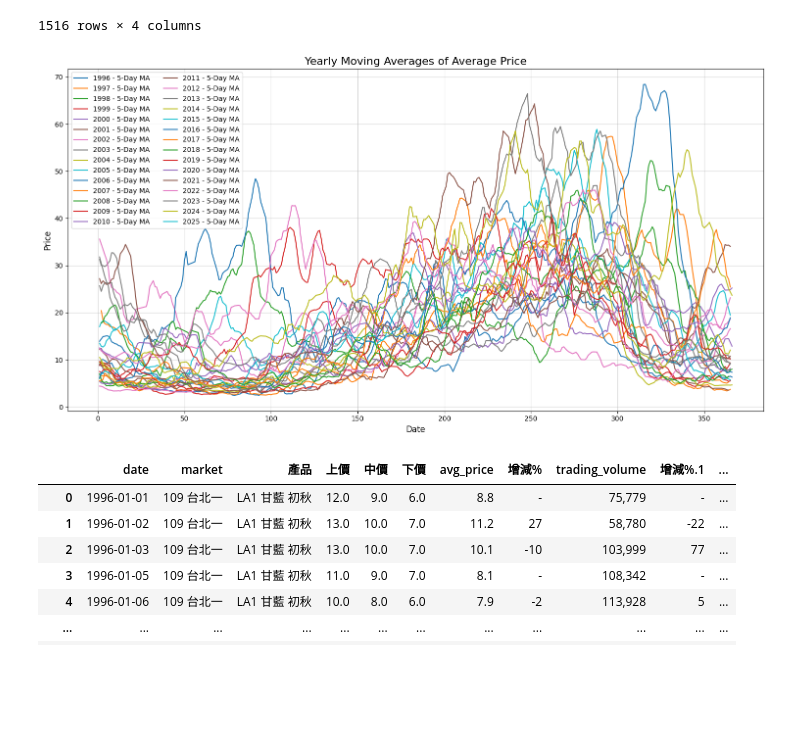
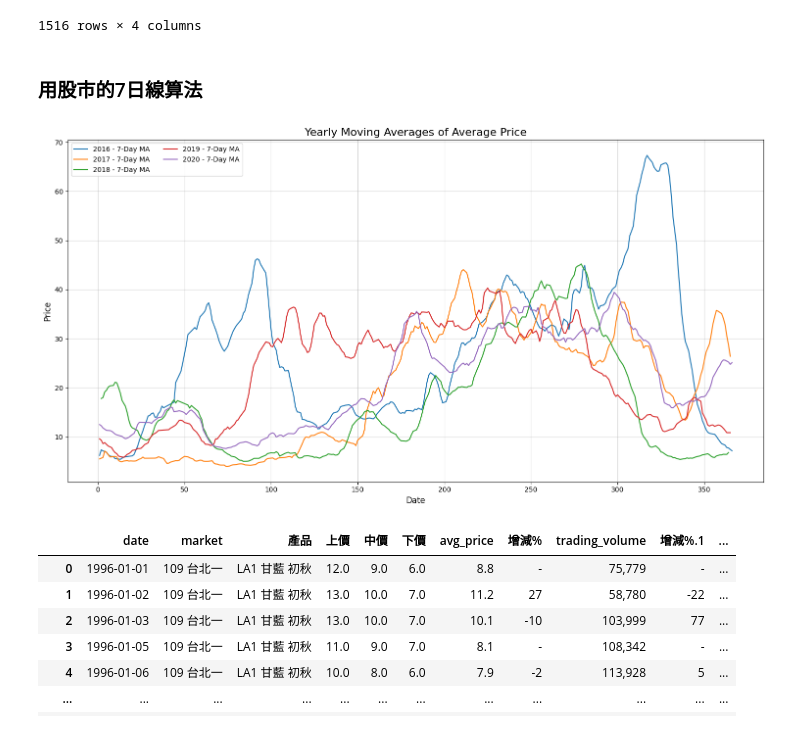
Before and after one commit to kuanyi0226/2024_fall_DS-Final-Project, a Jupyter notebook: visualization.ipynb, the cells around one changed output. Saved outputs shown, nothing was run; the diff lists cells and outputs as text; code cells hidden in the pictures; blank space fills up the shorter version.

```diff
--- a/visualization.ipynb
+++ b/visualization.ipynb
@@ -165,10 +169,11 @@ df_weekly_avg
 | 1514 | 2025-01-06 | 15.166667 | 2025 | 2 |
 | 1515 | 2025-01-13 | 16.440000 | 2025 | 3 |
 1516 rows × 4 columns
+# %% [markdown]
+### 用股市的7日線算法
 # %%
 import pandas as pd
 import matplotlib.pyplot as plt
-
 # 假設你的 DataFrame 名為 df_price
 # 處理民國年，將其轉換為西元年
 def convert_to_ad_date(date_str):
@@ -188,36 +193,37 @@ def calculate_moving_average(df, column, window):
 
 # 按年計算 5 日、10 日、20 日均線
 df_price = df_price.sort_values(by='date')  # 確保日期排序正確
 df_price['year'] = df_price['date'].dt.year
 
 ma_dfs = []
 for year, group in df_price.groupby('year'):
-    group = calculate_moving_average(group, 'avg_price', 5)
+    group = calculate_moving_average(group, 'avg_price', 7)
     # group = calculate_moving_average(group, 'avg_price', 10)
     # group = calculate_moving_average(group, 'avg_price', 20)
     ma_dfs.append(group)
 
 df_ma = pd.concat(ma_dfs)
 
 # 繪製均線圖
 plt.figure(figsize=(15, 8))
 for year, group in df_ma.groupby('year'):
     # plt.plot(group['date'], group['avg_price'], label=f'{year} - Avg Price', alpha=0.5)
-    plt.plot(group['day_of_year'], group['avg_price_ma5'], label=f'{year} - 5-Day MA')
+    if 2016 <= year <= 2020:
+        plt.plot(group['day_of_year'], group['avg_price_ma7'], label=f'{year} - 7-Day MA')
     # plt.plot(group['date'], group['avg_price_ma10'], label=f'{year} - 10-Day MA')
     # plt.plot(group['date'], group['avg_price_ma20'], label=f'{year} - 20-Day MA')
 
 plt.title('Yearly Moving Averages of Average Price', fontsize=16)
 plt.xlabel('Date', fontsize=12)
 plt.ylabel('Price', fontsize=12)
 plt.legend(ncol=2, fontsize=10)
 plt.grid(alpha=0.5)
 
 # 顯示圖表
 plt.tight_layout()
 plt.show()
 # %% [output]
-[figure, old version]
+[figure, new version]
 # %%
 df_ma
 # %% [output]
```
Also changed, not shown: parts of 9 cells of this notebook.
